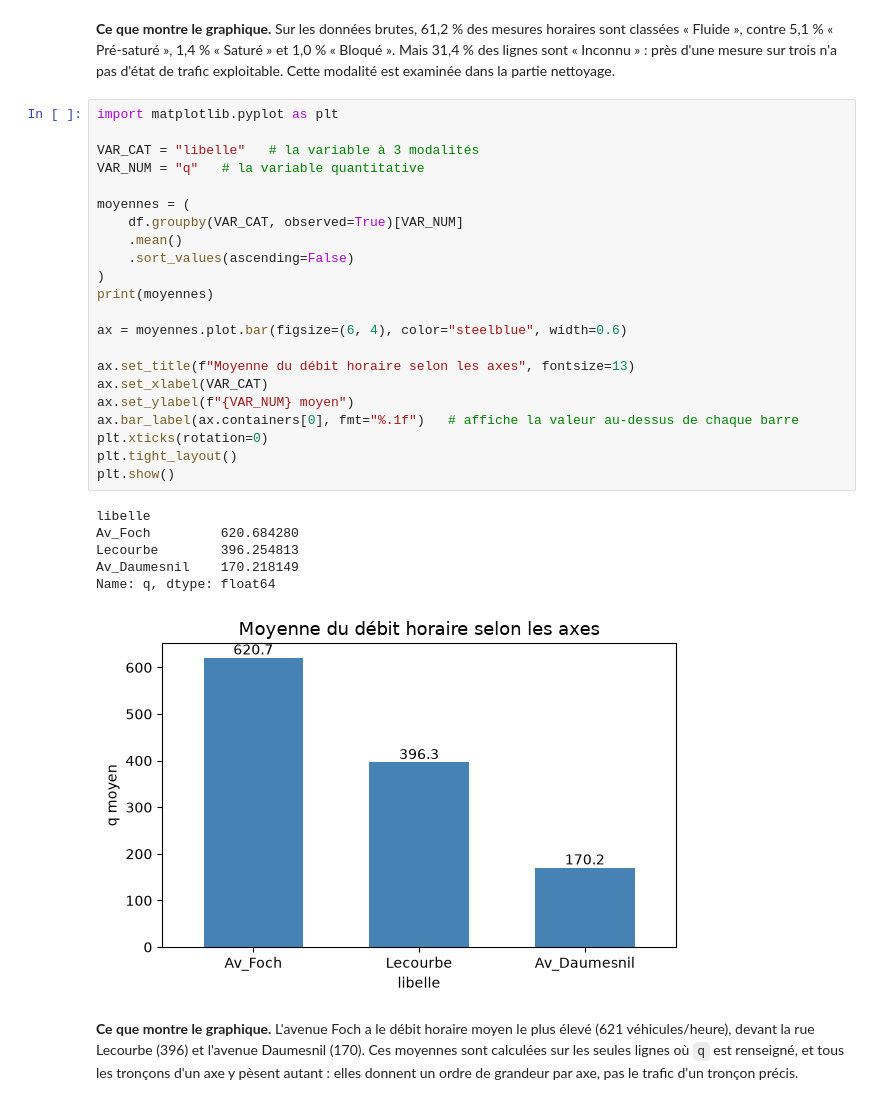
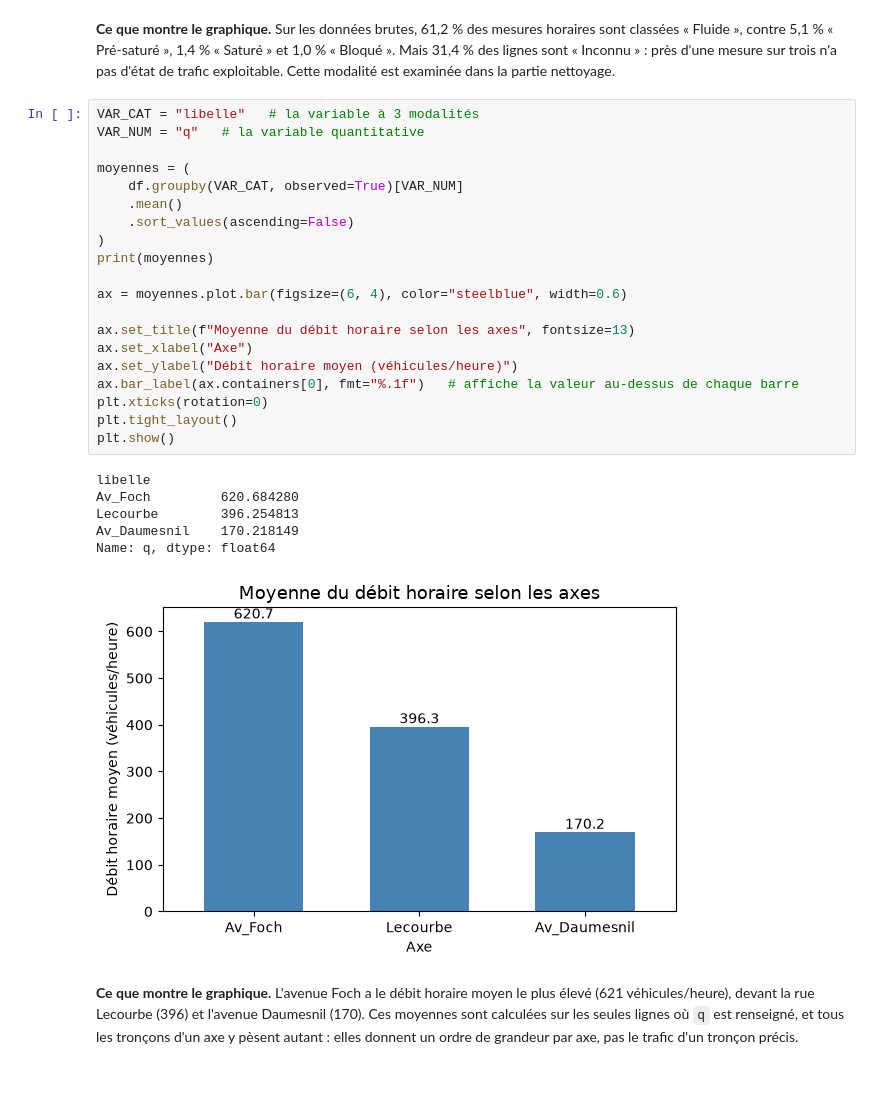
Before and after one commit to Schneider509/Aivanvity-projet-trafic, a Jupyter notebook: projet_data.ipynb, the cells around one changed output. Drawn from its saved outputs; the diff is of its cells as text.

```diff
--- a/projet_data.ipynb
+++ b/projet_data.ipynb
@@ -162,34 +204,32 @@ plt.show()
 # %% [markdown]
 **Ce que montre le graphique.** Sur les données brutes, 61,2 % des mesures horaires sont classées « Fluide », contre 5,1 % « Pré-saturé », 1,4 % « Saturé » et 1,0 % « Bloqué ». Mais 31,4 % des lignes sont « Inconnu » : près d'une mesure sur trois n'a pas d'état de trafic exploitable. Cette modalité est examinée dans la partie nettoyage.
 # %%
-import matplotlib.pyplot as plt
-
 VAR_CAT = "libelle"   # la variable à 3 modalités
 VAR_NUM = "q"   # la variable quantitative
 
 moyennes = (
     df.groupby(VAR_CAT, observed=True)[VAR_NUM]
     .mean()
     .sort_values(ascending=False)
 )
 print(moyennes)
 
 ax = moyennes.plot.bar(figsize=(6, 4), color="steelblue", width=0.6)
 
 ax.set_title(f"Moyenne du débit horaire selon les axes", fontsize=13)
-ax.set_xlabel(VAR_CAT)
-ax.set_ylabel(f"{VAR_NUM} moyen")
+ax.set_xlabel("Axe")
+ax.set_ylabel("Débit horaire moyen (véhicules/heure)")
 ax.bar_label(ax.containers[0], fmt="%.1f")   # affiche la valeur au-dessus de chaque barre
 plt.xticks(rotation=0)
 plt.tight_layout()
 plt.show()
 # %% [output]
 libelle
 Av_Foch         620.684280
 Lecourbe        396.254813
 Av_Daumesnil    170.218149
 Name: q, dtype: float64
-[figure, old version]
+[figure, new version]
 # %% [markdown]
 **Ce que montre le graphique.** L'avenue Foch a le débit horaire moyen le plus élevé (621 véhicules/heure), devant la rue Lecourbe (396) et l'avenue Daumesnil (170). Ces moyennes sont calculées sur les seules lignes où `q` est renseigné, et tous les tronçons d'un axe y pèsent autant : elles donnent un ordre de grandeur par axe, pas le trafic d'un tronçon précis.
 # %% [markdown]
```
Also changed, not shown: parts of 55 cells of this notebook.
